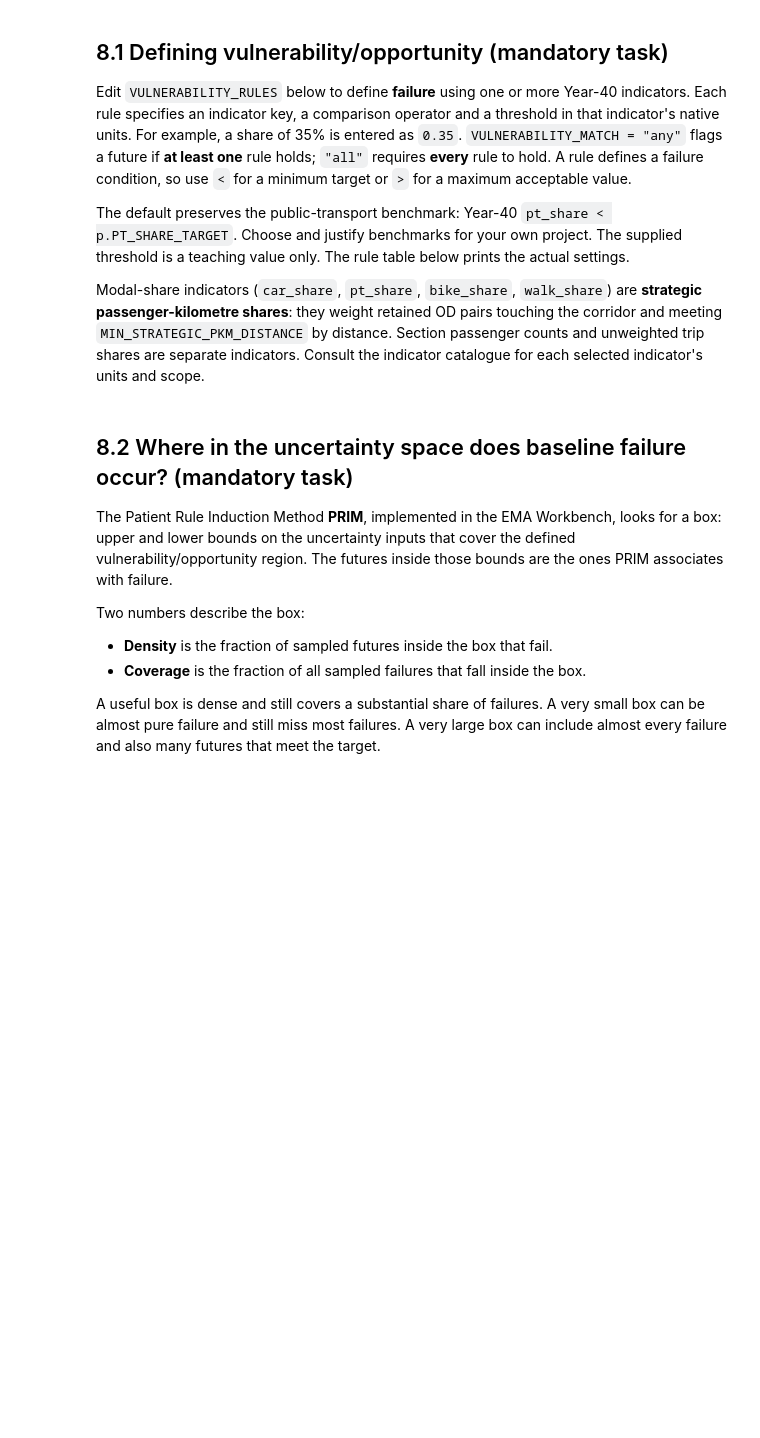
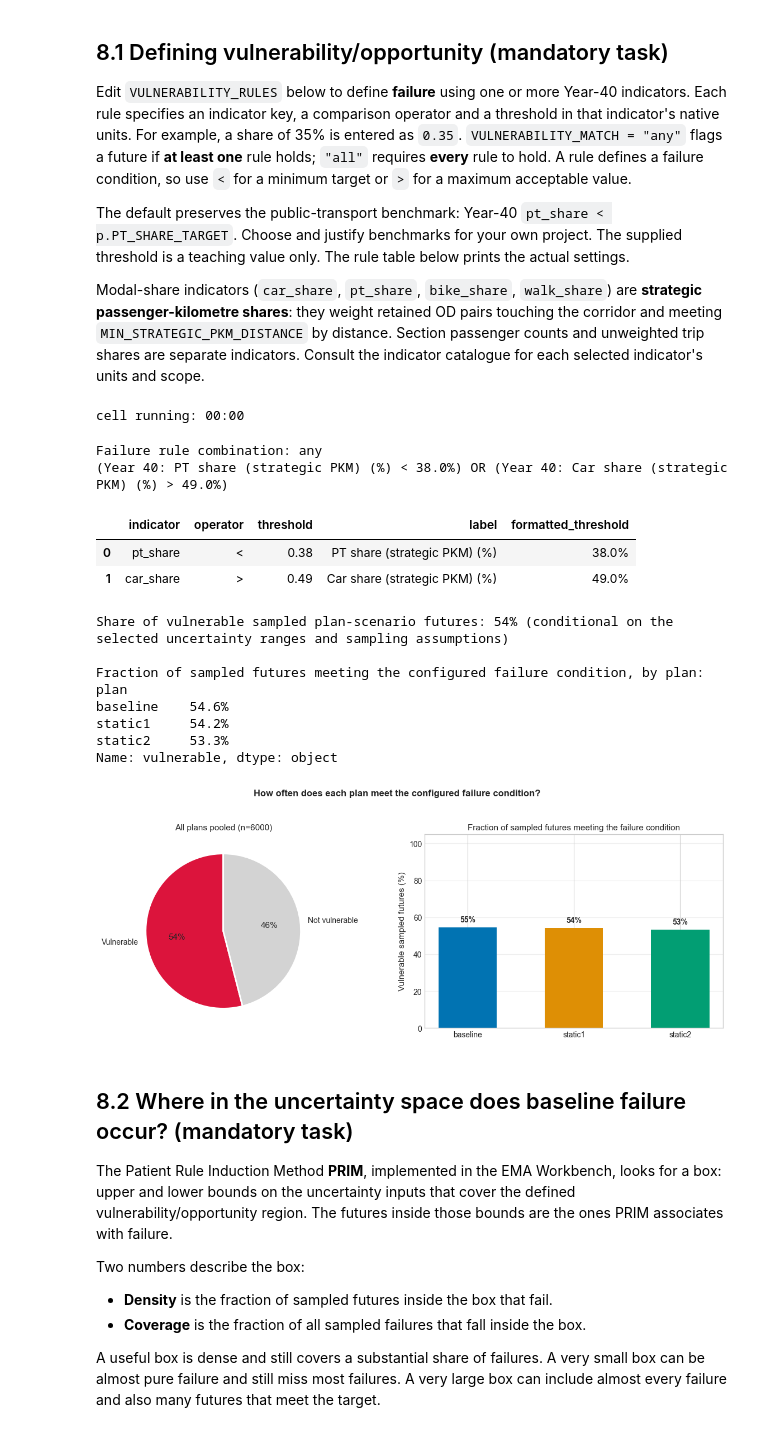
Before and after one commit to etrawe/IP-HS26-MehrSpur-CaseStudy, a Jupyter notebook: notebooks/03_uncertainty_modeling.ipynb, the cells around one changed output. Drawn from its saved outputs; the diff is of its cells as text; code cells hidden in the pictures; blank space fills up the shorter version.

```diff
--- a/notebooks/03_uncertainty_modeling.ipynb
+++ b/notebooks/03_uncertainty_modeling.ipynb
@@ -2380,7 +2441,11 @@ Modal-share indicators (`car_share`, `pt_share`, `bike_share`, `walk_share`) are
 # %%
 # Edit these failure rules; indicator keys and units come from the catalogue.
 VULNERABILITY_RULES = [
-    {"indicator": "pt_share", "operator": "<", "threshold": float(p.PT_SHARE_TARGET)},
+    # Existing policy targets
+    {"indicator": "pt_share", "operator": "<", "threshold": 0.38},
+
+    # Car share > 40% leaves < 10% for bike + walk given our PT goal; PT share should exceed car share
+    {"indicator": "car_share", "operator": ">", "threshold": 0.49}        # fraction
 ]
 VULNERABILITY_MATCH = "any"  # "any": at least one rule; "all": every rule.
 
@@ -2449,33 +2514,49 @@ print((fail_by_plan * 100).round(1).astype(str) + "%")
 fig, axes = plt.subplots(1, 2, figsize=(12, 4.5))
 pie_vals = [overall_rate, 1 - overall_rate]
 pie_lbls = ["Vulnerable", "Not vulnerable"]
 pie_cols = ["crimson", "lightgray"]
 active_indices = [i for i, value in enumerate(pie_vals) if value > 1e-6]
 axes[0].pie([pie_vals[i] for i in active_indices],
             labels=[pie_lbls[i] for i in active_indices], autopct="%1.0f%%",
             colors=[pie_cols[i] for i in active_indices], startangle=90,
             wedgeprops={"edgecolor": "white", "linewidth": 2})
 axes[0].set_title(f"All plans pooled (n={len(df_plan)})", fontsize=11)
 
 bars = axes[1].bar(STATIC_PLANS, fail_by_plan.values * 100,
                    color=[PLAN_COLORS[key] for key in STATIC_PLANS], width=0.55)
 for bar, value in zip(bars, fail_by_plan.values):
     axes[1].text(bar.get_x() + bar.get_width() / 2, bar.get_height() + 2.0,
                  f"{value:.0%}", ha="center", va="bottom", fontsize=10, fontweight="bold")
 axes[1].set_ylim(0, 105)
 axes[1].set_ylabel("Vulnerable sampled futures (%)")
 axes[1].set_title("Fraction of sampled futures meeting the failure condition", fontsize=11)
 axes[1].grid(axis="y", alpha=0.3)
 plt.suptitle("How often does each plan meet the configured failure condition?",
              fontsize=12, fontweight="bold", y=1.03)
 plt.tight_layout()
 exports.save_outputs(Path(FIGURES_DIR / "03_vulnerability_by_plan.png").stem, figure=plt.gcf())
 exports.save_outputs("03_vulnerability_by_plan", tables={"": fail_by_plan.rename("failure_fraction")})
 exports.save_outputs("03_vulnerability_cases", tables={"": df_plan})
 plt.show()
 
 # Defaults also support skipping the optional PRIM fit.
 base_df = df_plan[df_plan["plan"] == "baseline"]
+# %% [output]
+cell running: 00:00
+Failure rule combination: any
+(Year 40: PT share (strategic PKM) (%) < 38.0%) OR (Year 40: Car share (strategic PKM) (%) > 49.0%)
+|  | indicator | operator | threshold | label | formatted_threshold |
+| 0 | pt_share | < | 0.38 | PT share (strategic PKM) (%) | 38.0% |
+| 1 | car_share | > | 0.49 | Car share (strategic PKM) (%) | 49.0% |
+Share of vulnerable sampled plan-scenario futures: 54% (conditional on the selected uncertainty ranges and sampling assumptions)
+
+Fraction of sampled futures meeting the configured failure condition, by plan:
+plan
+baseline    54.6%
+static1     54.2%
+static2     53.3%
+Name: vulnerable, dtype: object
+[figure, added]
 # %% [markdown]
 ## 8.2 Where in the uncertainty space does baseline failure occur? (mandatory task)
 
```
Also changed, not shown: parts of 31 cells of this notebook, 2 other files.
